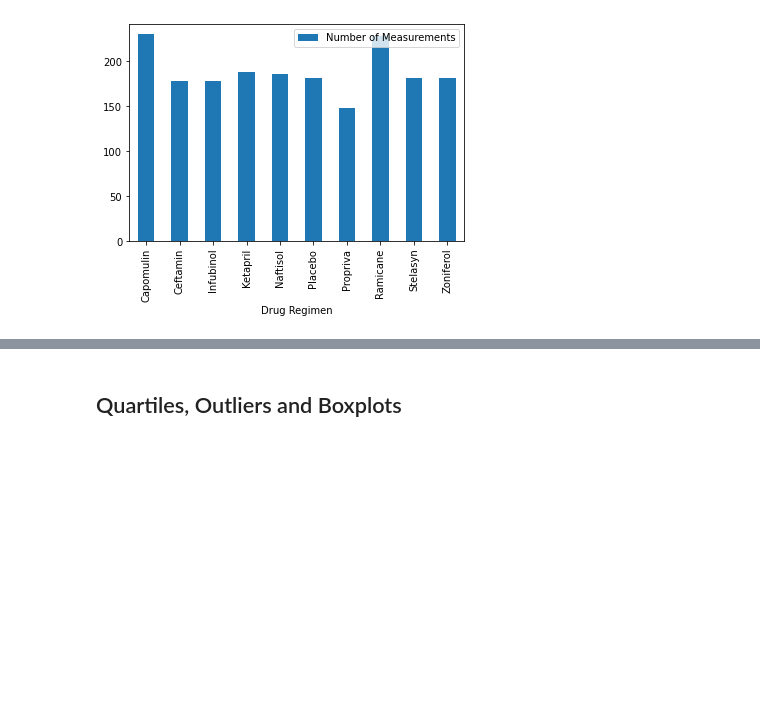
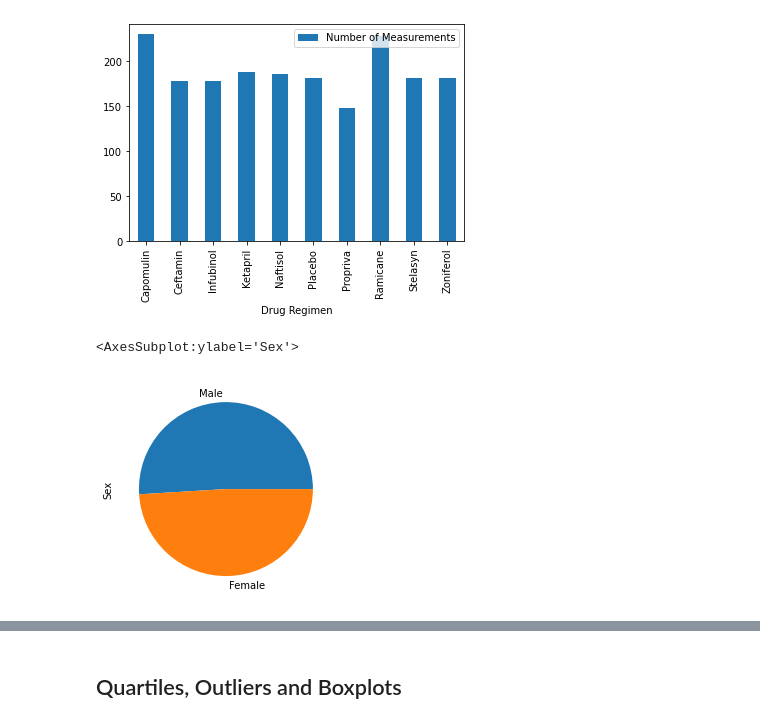
Before and after one commit to bjohnson90/matplotlib-challenge, a Jupyter notebook: Pymaceuticals/pymaceuticals_starter.ipynb, the cells around one changed output, grey strips where cells are left out. Saved outputs shown, nothing was run; the diff lists cells and outputs as text; code cells hidden in the pictures; blank space fills up the shorter version.

Commit message:
finished the pie charts

```diff
--- a/Pymaceuticals/pymaceuticals_starter.ipynb
+++ b/Pymaceuticals/pymaceuticals_starter.ipynb
@@ -156,5 +156,10 @@ plt.show()
 [figure]
 # %%
 # Generate a pie plot showing the distribution of female versus male mice using pandas
+count_by_sex = cleaned_mouse_data['Sex'].value_counts()
+display(count_by_sex.plot.pie())
+# %% [output]
+<AxesSubplot:ylabel='Sex'>
+[figure, added]
 # %%
 # Generate a pie plot showing the distribution of female versus male mice using pyplot
```
Also changed, not shown: parts of 1 cell of this notebook.
